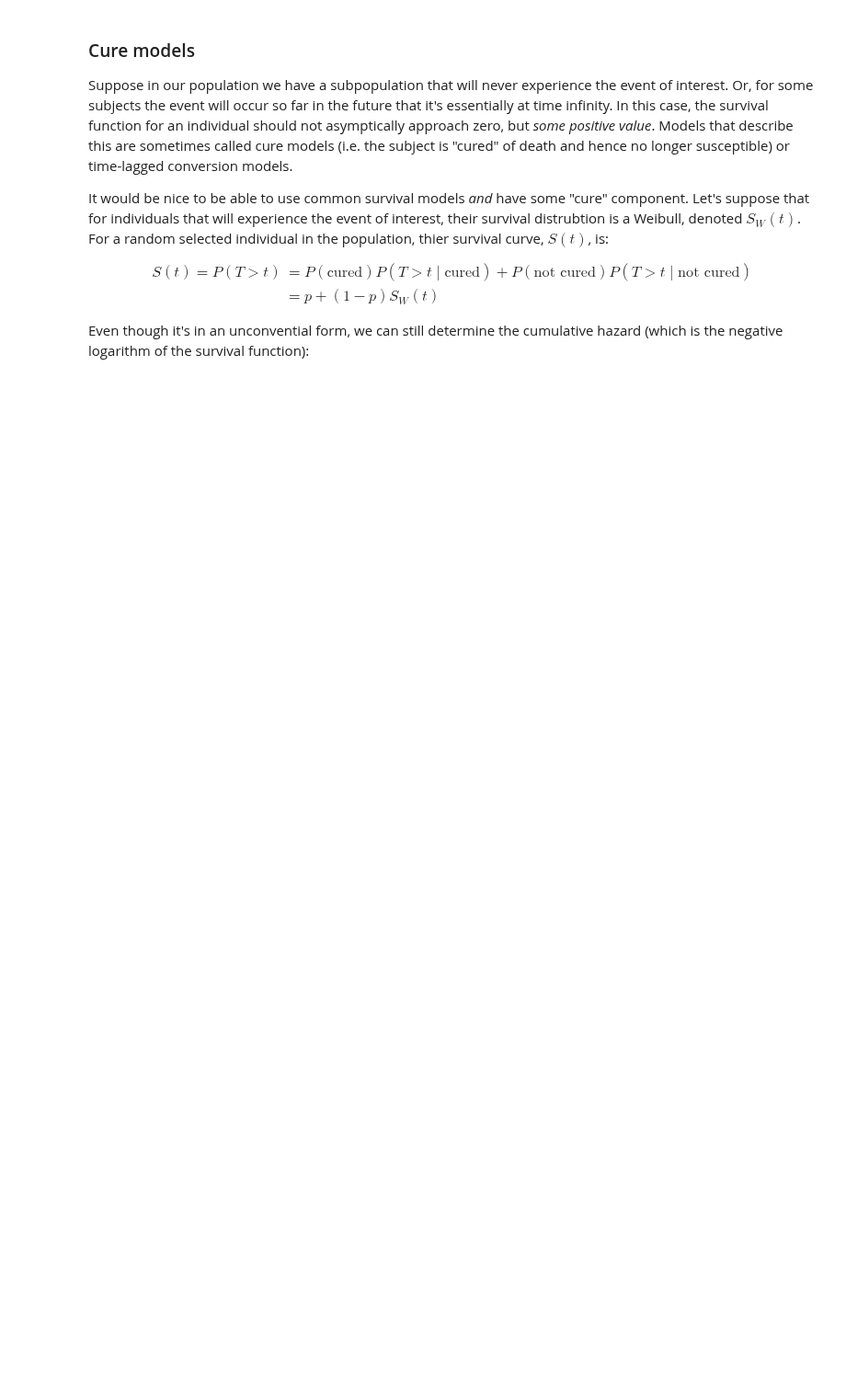
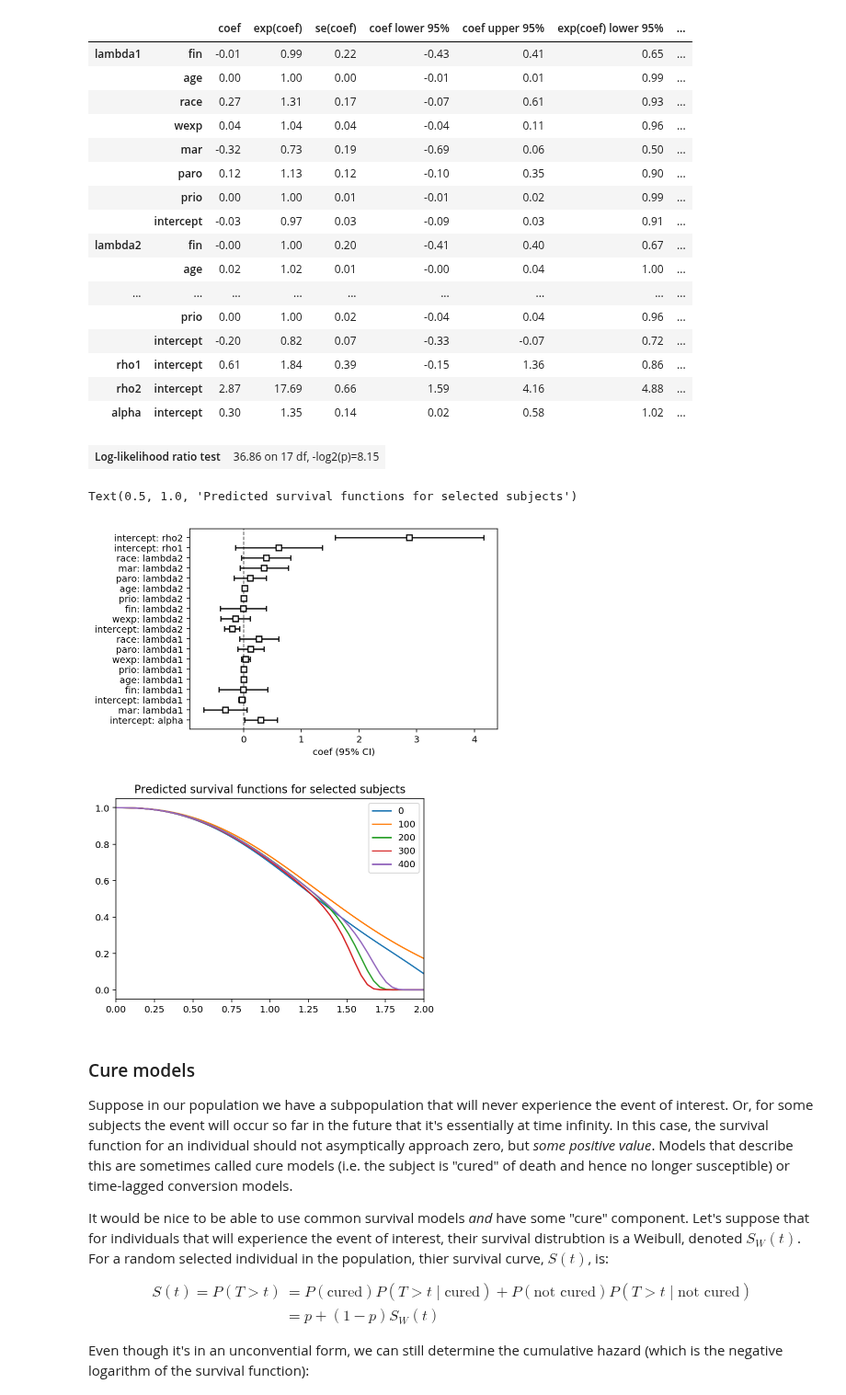
Before and after one commit to CamDavidsonPilon/lifelines, a Jupyter notebook: docs/jupyter_notebooks/Custom Regression Models.ipynb, the cells around one changed output. Shown at 92% size. Saved outputs shown, nothing was run; the diff lists cells and outputs as text; code cells hidden in the pictures; blank space fills up the shorter version.

```diff
--- a/docs/jupyter_notebooks/Custom Regression Models.ipynb
+++ b/docs/jupyter_notebooks/Custom Regression Models.ipynb
@@ -148,0 +68,48 @@ fitted parameters too.
+# %%
+%matplotlib inline
+%config InlineBackend.figure_format = 'retina'
+
+
+class DependentCompetingRisksHazard(ParametricRegressionFitter):
+    """
+
+    Reference
+    --------------
+    Frees and Valdez, UNDERSTANDING RELATIONSHIPS USING COPULAS
+
+    """
+
+    _fitted_parameter_names = ["lambda1", "rho1", "lambda2", "rho2", "alpha"]
+
+    def _cumulative_hazard(self, params, T, Xs):
+        lambda1 = np.exp(np.dot(Xs["lambda1"], params["lambda1"]))
+        lambda2 = np.exp(np.dot(Xs["lambda2"], params["lambda2"]))
+        rho2 =    np.exp(np.dot(Xs["rho2"],    params["rho2"]))
+        rho1 =    np.exp(np.dot(Xs["rho1"],    params["rho1"]))
+        alpha =   np.exp(np.dot(Xs["alpha"],   params["alpha"]))
+
+        return ((T / lambda1) ** rho1 + (T / lambda2) ** rho2) ** alpha
+
+
+swf = DependentCompetingRisksHazard(penalizer=0.1)
+
+rossi = load_rossi()
+rossi["intercept"] = 1.0
+rossi["week"] = rossi["week"] / rossi["week"].max() # scaling often helps with convergence
+
+covariates = {
+    "lambda1": rossi.columns,
+    "lambda2": rossi.columns,
+    "rho1": ["intercept"],
+    "rho2": ["intercept"],
+    "alpha": ["intercept"],
+}
+
+swf.fit(rossi, "week", event_col="arrest", regressors=covariates, timeline=np.linspace(0, 2))
+swf.print_summary(2)
+
+ax = swf.plot()
+
+ax = swf.predict_survival_function(rossi.loc[::100]).plot()
+ax.set_title("Predicted survival functions for selected subjects")
+# %% [output]
@@ -149,3 +124,24 @@ fitted parameters too.
+|  |  | coef | exp(coef) | se(coef) | coef lower 95% | coef upper 95% | exp(coef) lower 95% | ... |
+| lambda1 | fin | -0.01 | 0.99 | 0.22 | -0.43 | 0.41 | 0.65 | ... |
+|  | age | 0.00 | 1.00 | 0.00 | -0.01 | 0.01 | 0.99 | ... |
+|  | race | 0.27 | 1.31 | 0.17 | -0.07 | 0.61 | 0.93 | ... |
+|  | wexp | 0.04 | 1.04 | 0.04 | -0.04 | 0.11 | 0.96 | ... |
+|  | mar | -0.32 | 0.73 | 0.19 | -0.69 | 0.06 | 0.50 | ... |
+|  | paro | 0.12 | 1.13 | 0.12 | -0.10 | 0.35 | 0.90 | ... |
+|  | prio | 0.00 | 1.00 | 0.01 | -0.01 | 0.02 | 0.99 | ... |
+|  | intercept | -0.03 | 0.97 | 0.03 | -0.09 | 0.03 | 0.91 | ... |
+| lambda2 | fin | -0.00 | 1.00 | 0.20 | -0.41 | 0.40 | 0.67 | ... |
+|  | age | 0.02 | 1.02 | 0.01 | -0.00 | 0.04 | 1.00 | ... |
+| ... | ... | ... | ... | ... | ... | ... | ... | ... |
+|  | prio | 0.00 | 1.00 | 0.02 | -0.04 | 0.04 | 0.96 | ... |
+|  | intercept | -0.20 | 0.82 | 0.07 | -0.33 | -0.07 | 0.72 | ... |
+| rho1 | intercept | 0.61 | 1.84 | 0.39 | -0.15 | 1.36 | 0.86 | ... |
+| rho2 | intercept | 2.87 | 17.69 | 0.66 | 1.59 | 4.16 | 4.88 | ... |
+| alpha | intercept | 0.30 | 1.35 | 0.14 | 0.02 | 0.58 | 1.02 | ... |
+| Log-likelihood ratio test | 36.86 on 17 df, -log2(p)=8.15 |
+Text(0.5, 1.0, 'Predicted survival functions for selected subjects')
+[figure, added]
+[figure, added]
 # %% [markdown]
 ### Cure models
 
```
Also changed, not shown: parts of 8 cells of this notebook, 4 other files.
